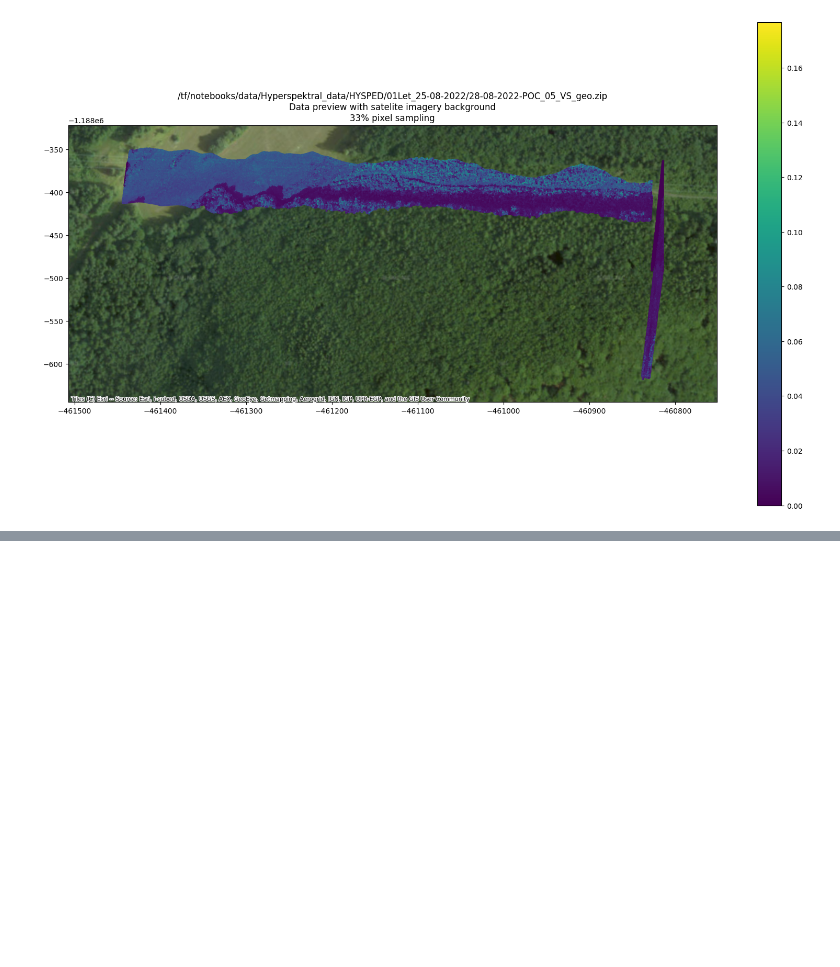
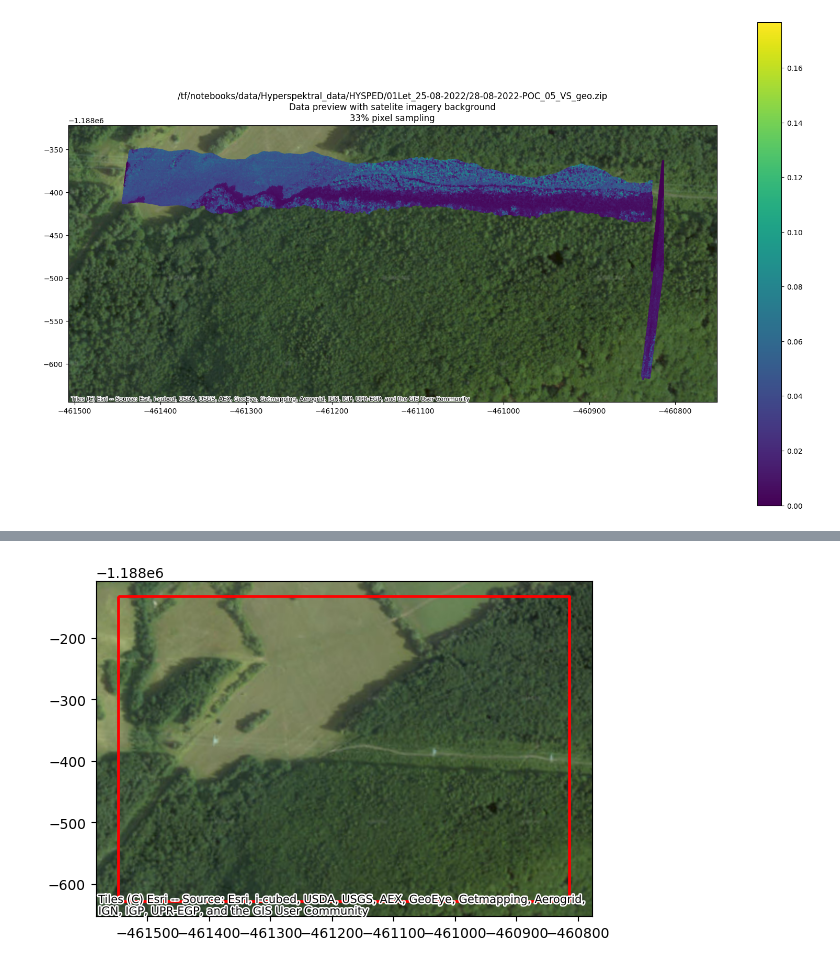
Before and after one commit to IISAS/dicris-stevo, a Jupyter notebook: hyperspectral_data_analysis.ipynb, the cells around one changed output, grey strips where cells are left out. Saved outputs shown, nothing was run; the diff lists cells and outputs as text; code cells hidden in the pictures; blank space fills up the shorter version.

Commit message:
nominal geographic bounds from a .hdr file

```diff
--- a/hyperspectral_data_analysis.ipynb
+++ b/hyperspectral_data_analysis.ipynb
@@ -450,0 +521,16 @@ plt.show()
+# %%
+crs = get_crs_from_hdr(hdr)
+
+gdf_bounds = get_gdf_from_bounds(
+    get_geographic_bounds_from_hdr(hdr),
+    crs
+)
+
+# Plot the polygon
+ax = gdf_bounds.plot(edgecolor='red', facecolor='none', linewidth=2)
+
+# basemap - satelite imagery
+ctx.add_basemap(ax=ax, source=ctx.providers.Esri.WorldImagery, crs=crs)
+plt.show()
+# %% [output]
+[figure, added]
```
Also changed, not shown: parts of 4 cells of this notebook.
